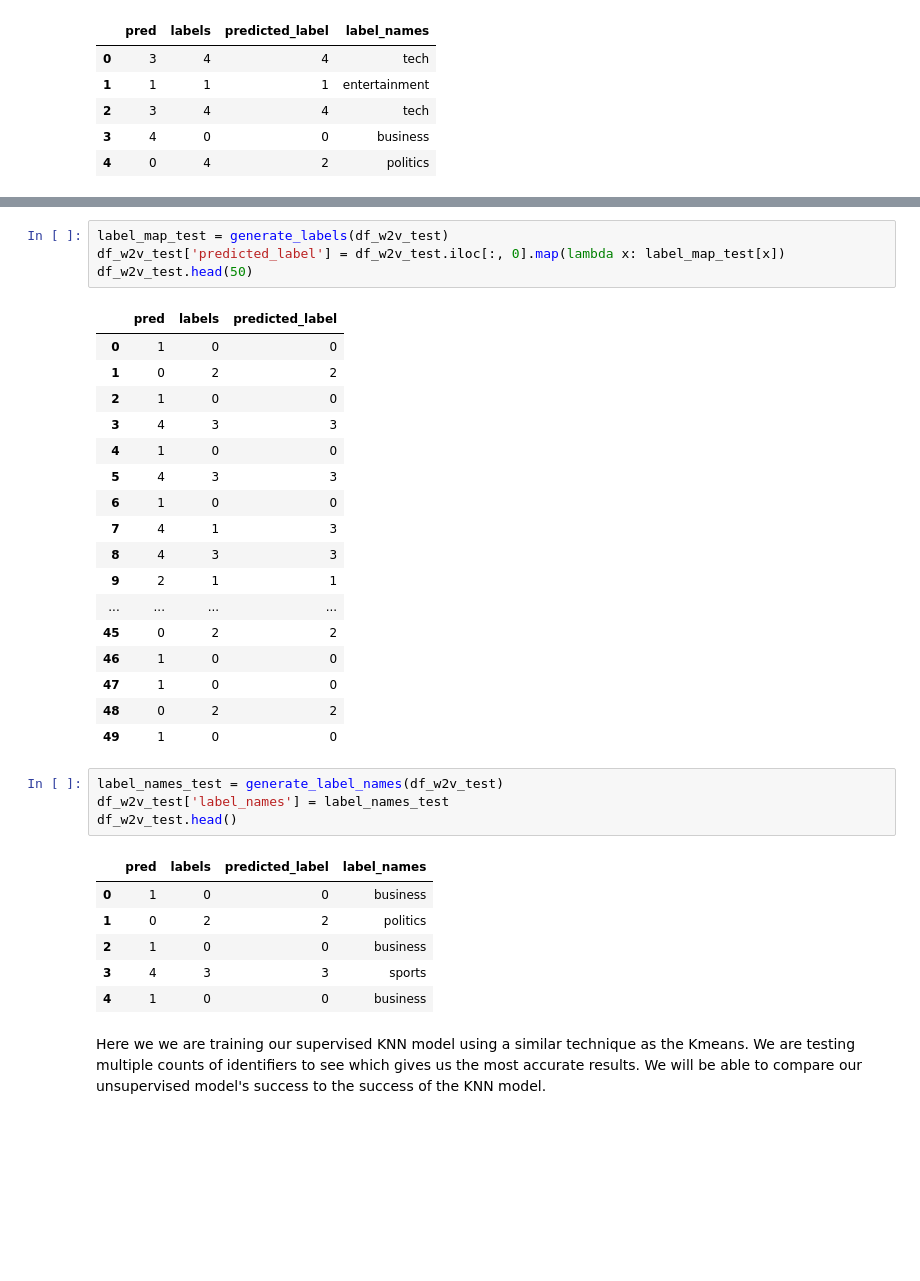
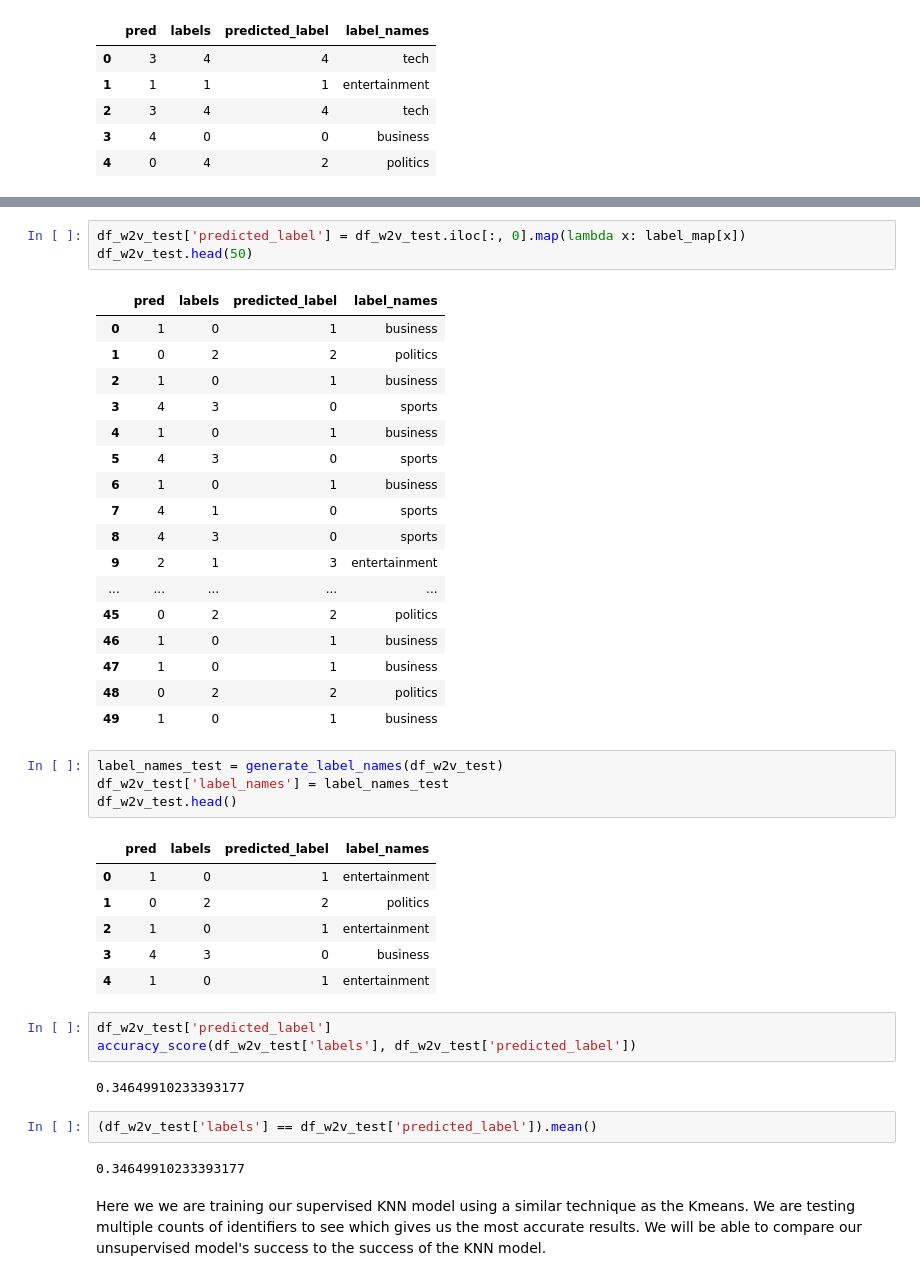
Before and after one commit to kthoward/Thinkful, a Jupyter notebook: _Updated_NLP-Copy2.ipynb, the cells around one changed output, grey strips where cells are left out. Drawn from its saved outputs; the diff is of its cells as text; blank space fills up the shorter version.

```diff
--- a/_Updated_NLP-Copy2.ipynb
+++ b/_Updated_NLP-Copy2.ipynb
@@ -454,36 +477,44 @@ df_w2v_train.head()
 # %%
-label_map_test = generate_labels(df_w2v_test)
-df_w2v_test['predicted_label'] = df_w2v_test.iloc[:, 0].map(lambda x: label_map_test[x])
+df_w2v_test['predicted_label'] = df_w2v_test.iloc[:, 0].map(lambda x: label_map[x])
 df_w2v_test.head(50)
 # %% [output]
-|  | pred | labels | predicted_label |
-| 0 | 1 | 0 | 0 |
-| 1 | 0 | 2 | 2 |
-| 2 | 1 | 0 | 0 |
-| 3 | 4 | 3 | 3 |
-| 4 | 1 | 0 | 0 |
-| 5 | 4 | 3 | 3 |
-| 6 | 1 | 0 | 0 |
-| 7 | 4 | 1 | 3 |
-| 8 | 4 | 3 | 3 |
-| 9 | 2 | 1 | 1 |
-| ... | ... | ... | ... |
-| 45 | 0 | 2 | 2 |
-| 46 | 1 | 0 | 0 |
-| 47 | 1 | 0 | 0 |
-| 48 | 0 | 2 | 2 |
-| 49 | 1 | 0 | 0 |
+|  | pred | labels | predicted_label | label_names |
+| 0 | 1 | 0 | 1 | business |
+| 1 | 0 | 2 | 2 | politics |
+| 2 | 1 | 0 | 1 | business |
+| 3 | 4 | 3 | 0 | sports |
+| 4 | 1 | 0 | 1 | business |
+| 5 | 4 | 3 | 0 | sports |
+| 6 | 1 | 0 | 1 | business |
+| 7 | 4 | 1 | 0 | sports |
+| 8 | 4 | 3 | 0 | sports |
+| 9 | 2 | 1 | 3 | entertainment |
+| ... | ... | ... | ... | ... |
+| 45 | 0 | 2 | 2 | politics |
+| 46 | 1 | 0 | 1 | business |
+| 47 | 1 | 0 | 1 | business |
+| 48 | 0 | 2 | 2 | politics |
+| 49 | 1 | 0 | 1 | business |
 # %%
 label_names_test = generate_label_names(df_w2v_test)
 df_w2v_test['label_names'] = label_names_test
 df_w2v_test.head()
 # %% [output]
 |  | pred | labels | predicted_label | label_names |
-| 0 | 1 | 0 | 0 | business |
+| 0 | 1 | 0 | 1 | entertainment |
 | 1 | 0 | 2 | 2 | politics |
-| 2 | 1 | 0 | 0 | business |
-| 3 | 4 | 3 | 3 | sports |
-| 4 | 1 | 0 | 0 | business |
+| 2 | 1 | 0 | 1 | entertainment |
+| 3 | 4 | 3 | 0 | business |
+| 4 | 1 | 0 | 1 | entertainment |
+# %%
+df_w2v_test['predicted_label']
+accuracy_score(df_w2v_test['labels'], df_w2v_test['predicted_label'])
+# %% [output]
+0.34649910233393177
+# %%
+(df_w2v_test['labels'] == df_w2v_test['predicted_label']).mean()
+# %% [output]
+0.34649910233393177
 # %% [markdown]
 Here we we are training our supervised KNN model using a similar technique as the Kmeans. We are testing multiple counts of identifiers to see which gives us the most accurate results. We will be able to compare our unsupervised model's success to the success of the KNN model.
 # %%
```
Also changed, not shown: parts of 8 cells of this notebook.
